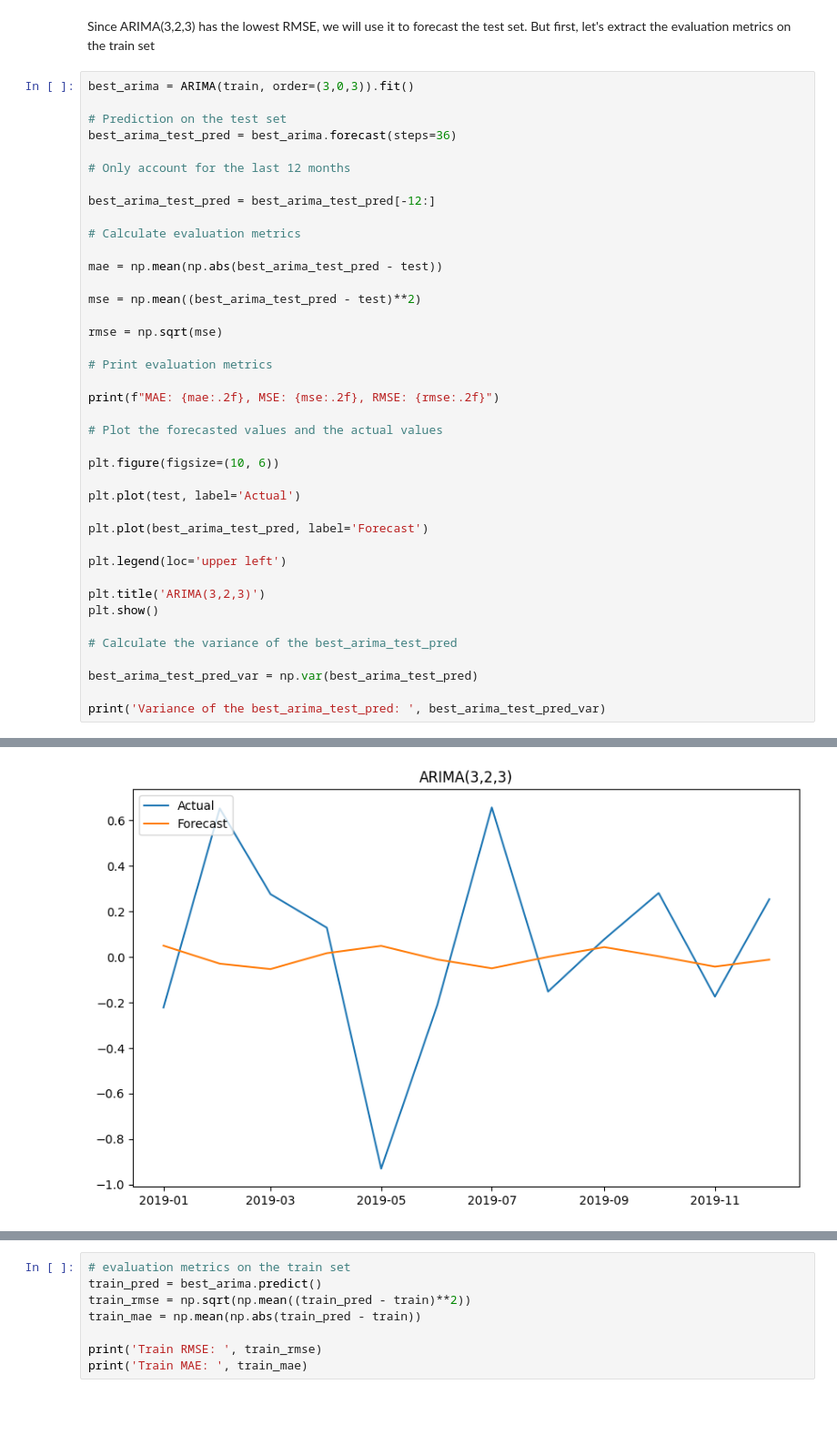
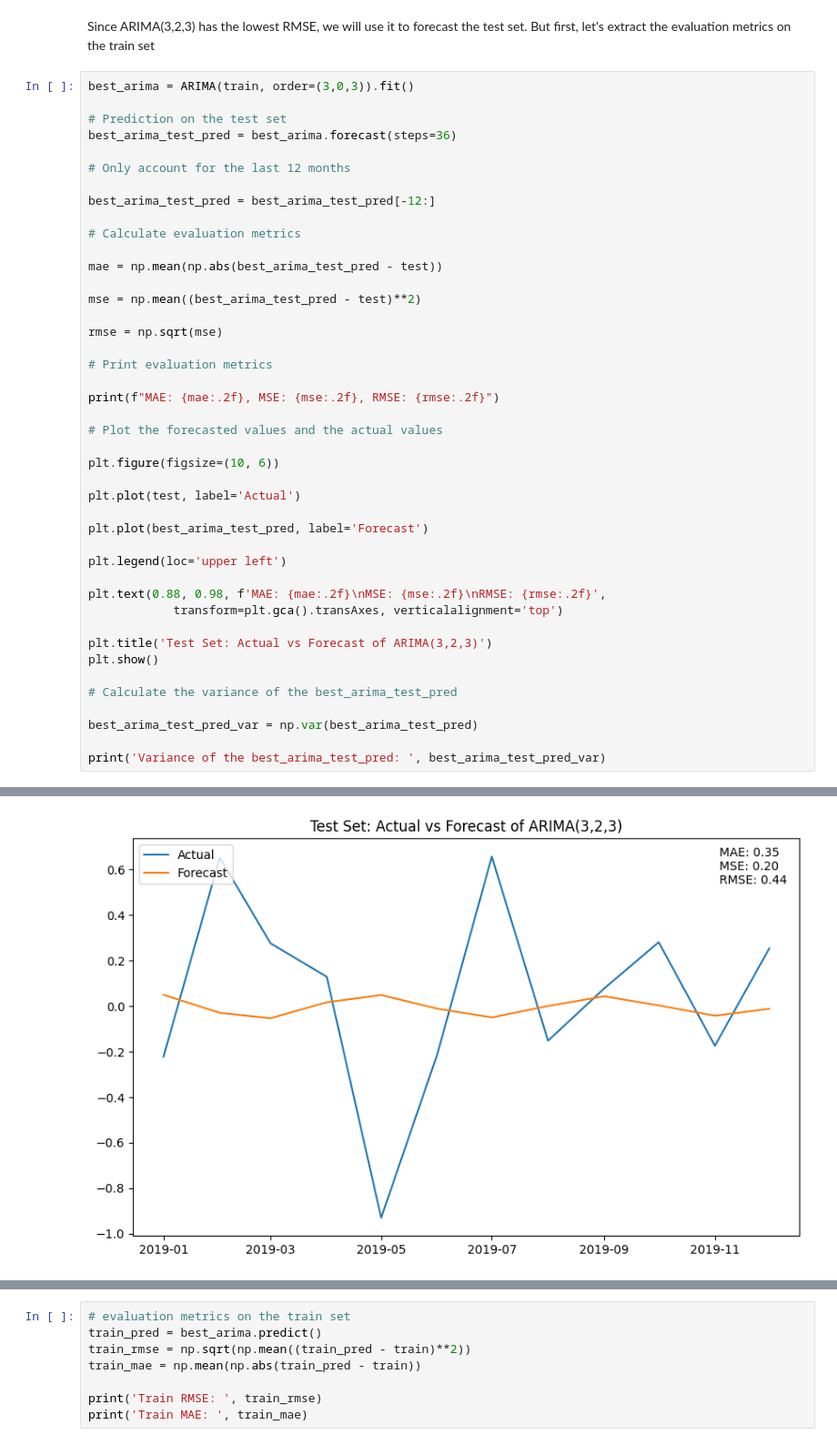
Before and after one commit to namtran6701/Inflation_Prediction, a Jupyter notebook: project_3.ipynb, the cells around one changed output, grey strips where cells are left out. Shown at 91% size. Drawn from its saved outputs; the diff is of its cells as text; blank space fills up the shorter version.

```diff
--- a/project_3.ipynb
+++ b/project_3.ipynb
@@ -756,35 +802,38 @@ best_arima_test_pred = best_arima_test_pred[-12:]
 
 mae = np.mean(np.abs(best_arima_test_pred - test))
 
 mse = np.mean((best_arima_test_pred - test)**2)
 
 rmse = np.sqrt(mse)
 
 # Print evaluation metrics
 
 print(f"MAE: {mae:.2f}, MSE: {mse:.2f}, RMSE: {rmse:.2f}")
 
 # Plot the forecasted values and the actual values
 
 plt.figure(figsize=(10, 6))
 
 plt.plot(test, label='Actual')
 
 plt.plot(best_arima_test_pred, label='Forecast')
 
 plt.legend(loc='upper left')
 
-plt.title('ARIMA(3,2,3)')
+plt.text(0.88, 0.98, f'MAE: {mae:.2f}\nMSE: {mse:.2f}\nRMSE: {rmse:.2f}',
+            transform=plt.gca().transAxes, verticalalignment='top')
+
+plt.title('Test Set: Actual vs Forecast of ARIMA(3,2,3)')
 plt.show()
 
 # Calculate the variance of the best_arima_test_pred
 
 best_arima_test_pred_var = np.var(best_arima_test_pred)
 
 print('Variance of the best_arima_test_pred: ', best_arima_test_pred_var)
 # %% [output]
 MAE: 0.35, MSE: 0.20, RMSE: 0.44
-[figure, old version]
+[figure, new version]
 Variance of the best_arima_test_pred:  0.001256095295141501
 # %%
 # evaluation metrics on the train set
```
Also changed, not shown: parts of 35 cells of this notebook.
